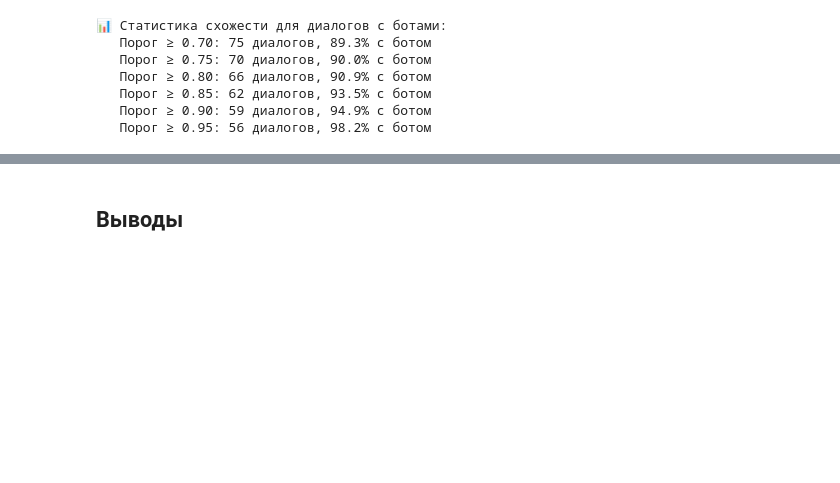
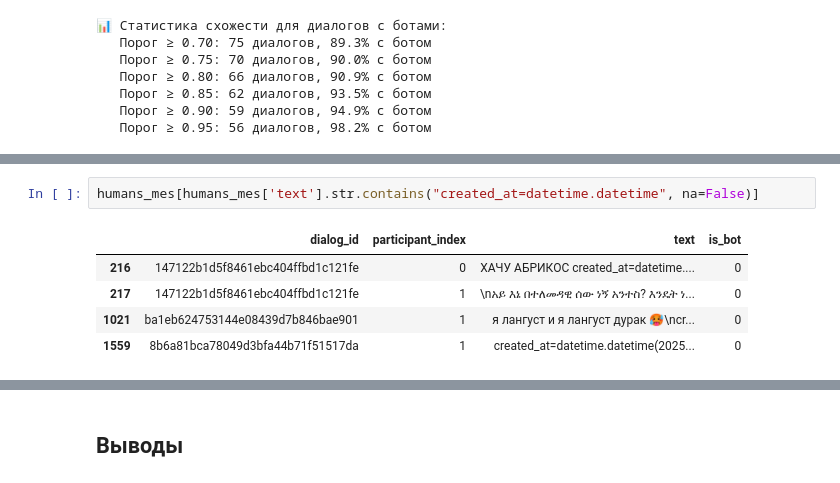
Before and after one commit to skytecat/YouAreBot, a Jupyter notebook: YouAreBot.ipynb, the cells around one changed output, grey strips where cells are left out. Saved outputs shown, nothing was run; the diff lists cells and outputs as text; blank space fills up the shorter version.

```diff
--- a/YouAreBot.ipynb
+++ b/YouAreBot.ipynb
@@ -1909,0 +1963,8 @@ for threshold in [0.7, 0.75, 0.8, 0.85, 0.9, 0.95]:
+# %%
+humans_mes[humans_mes['text'].str.contains("created_at=datetime.datetime", na=False)]
+# %% [output]
+|  | dialog_id | participant_index | text | is_bot |
+| 216 | 147122b1d5f8461ebc404ffbd1c121fe | 0 | ХАЧУ АБРИКОС created_at=datetime.... | 0 |
+| 217 | 147122b1d5f8461ebc404ffbd1c121fe | 1 | \nአይ እኔ በተለመዳዊ ሰው ነኝ አንተስ? እንዴት ነ... | 0 |
+| 1021 | ba1eb624753144e08439d7b846bae901 | 1 | я лангуст и я лангуст дурак 🥵\ncr... | 0 |
+| 1559 | 8b6a81bca78049d3bfa44b71f51517da | 1 | created_at=datetime.datetime(2025... | 0 |
```
Also changed, not shown: parts of 12 cells of this notebook.
